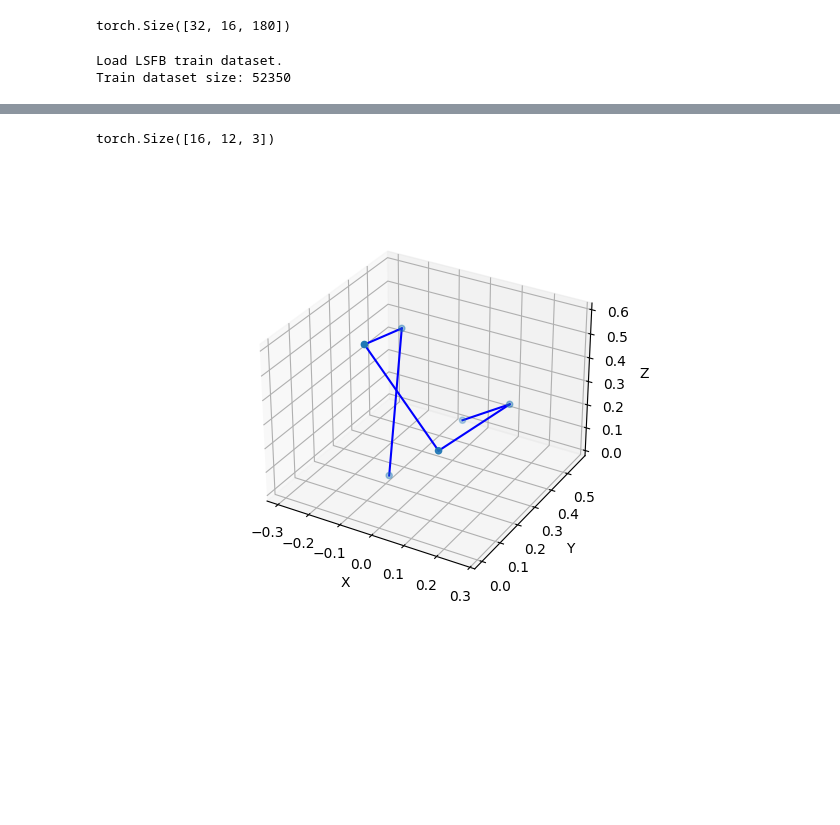
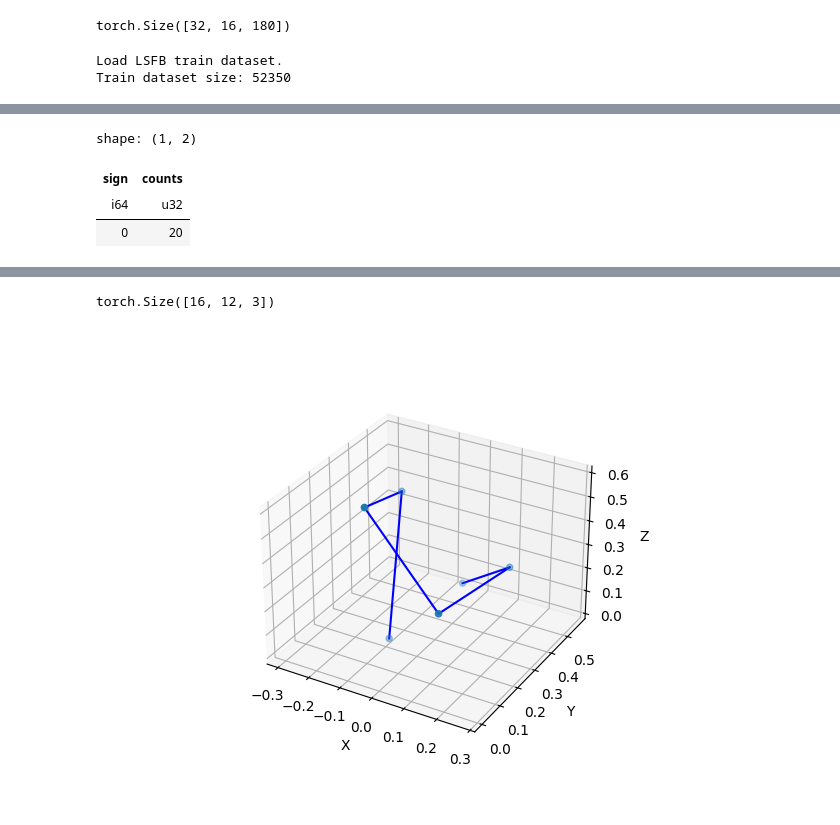
Before and after one commit to okason97/HandCraft, a Jupyter notebook: src/gen_model_test.ipynb, the cells around one changed output, grey strips where cells are left out. Drawn from its saved outputs; the diff is of its cells as text; code cells hidden in the pictures; blank space fills up the shorter version.

```diff
--- a/src/gen_model_test.ipynb
+++ b/src/gen_model_test.ipynb
@@ -207,3 +210,10 @@ torch.Size([16, 180])
+# %%
+train_dataset.data['sign'].value_counts().min()
+# %% [output]
+shape: (1, 2)
+| sign | counts |
+| i64 | u32 |
+| 0 | 20 |
 # %%
 def i_normalize(data, pose):
     mean = {
```
Also changed, not shown: parts of 6 cells of this notebook, 32 other files.
